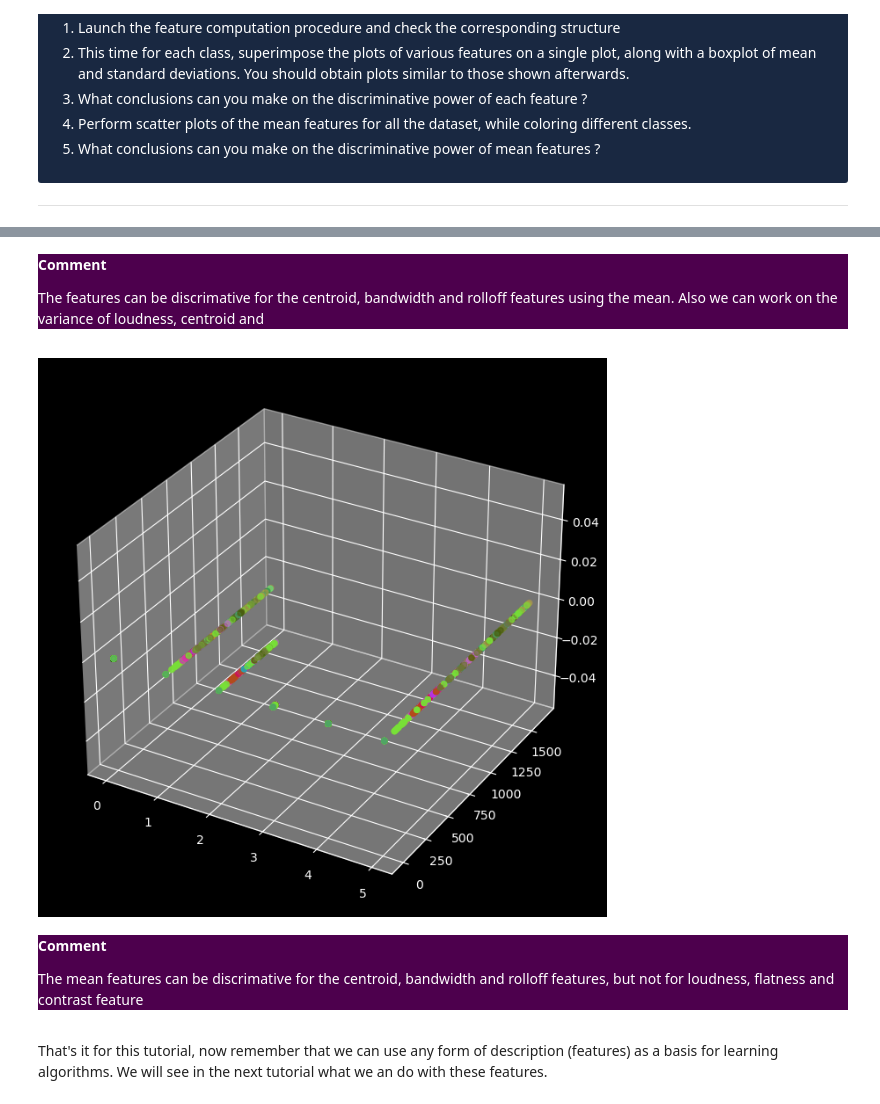
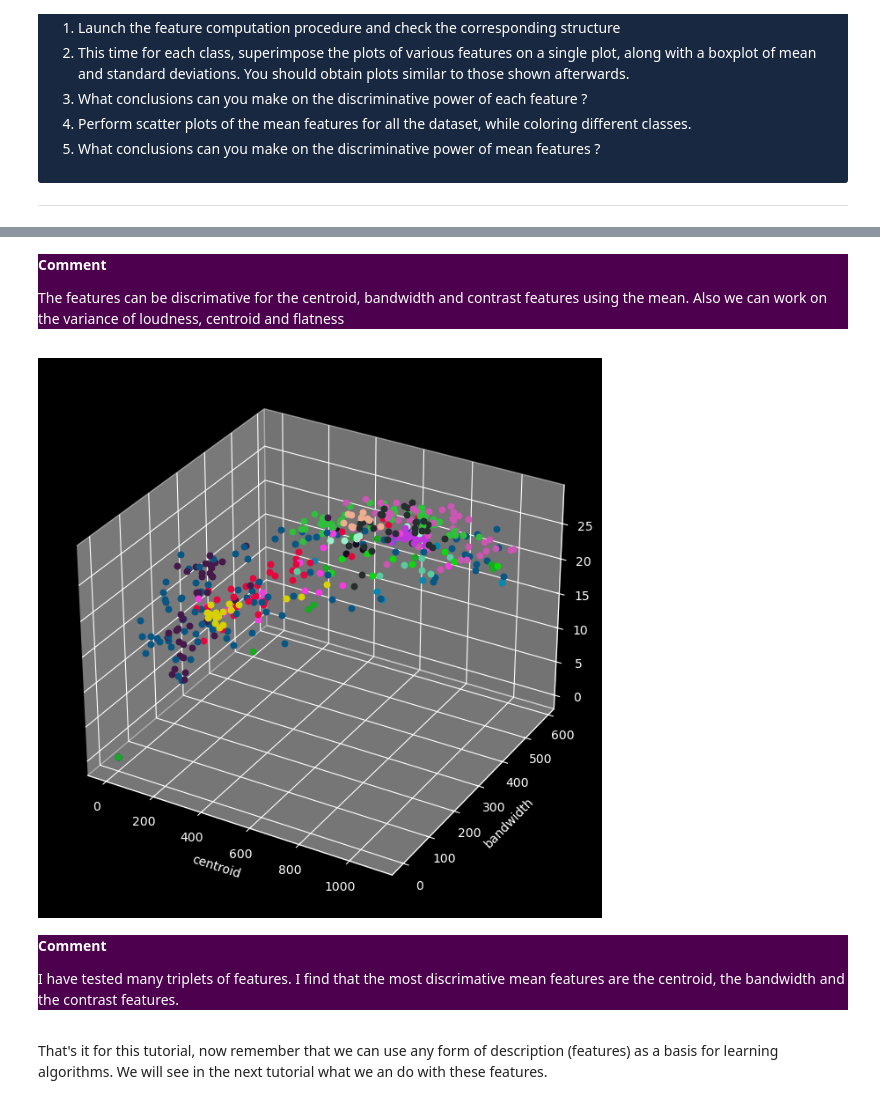
Before and after one commit to Jovillios/creative_ml, a Jupyter notebook: 01a_machine_learning.ipynb, the cells around one changed output, grey strips where cells are left out. Drawn from its saved outputs; the diff is of its cells as text; code cells hidden in the pictures.

```diff
--- a/01a_machine_learning.ipynb
+++ b/01a_machine_learning.ipynb
@@ -554,13 +563,14 @@ def gradient_descent(x, y, n_iter, lr):
     w = np.random.randn(2)
     b = np.random.randn()
 
-    loss_history = []
+    w_history = np.zeros((n_iter, 2))
+    b_history = np.zeros((n_iter, 1))
+
+    loss_history = np.zeros((n_iter,1))
     # Perform gradient descent
     for i in range(n_iter):
         # Compute loss
         loss = hing_loss(x, y, w, b)
-
-        loss_history.append(loss)
 
         if loss == 0 :
             break
@@ -573,4 +583,9 @@ def gradient_descent(x, y, n_iter, lr):
         w -= lr * dw
         b -= lr * db
 
-    return w, b, loss_history
+        # Save values
+        loss_history[i] = loss
+        w_history[i] = w
+        b_history[i] = b
+
+    return w, b, loss_history, w_history, b_history
@@ -577,4 +602,5 @@ def gradient_descent(x, y, n_iter, lr):
 # %%
 x = x_data
 y = y_classes
-w_numpy, b_numpy, loss_history = gradient_descent(x,y,n_iter,lr)
+w_numpy, b_numpy, loss_history_numpy, w_history_numpy, b_history_numpy = gradient_descent(x,y,n_iter,lr)
+center_plot(plot_classification(x, y, w_numpy, b_numpy, "Numpy decision boundary", "green"))
@@ -619,6 +647,7 @@ def gradient_descent_jax(key, x, y, lr=0.1, n_iter=1000):
             break
     return w, b, loss_history
 
+key = random.PRNGKey(23)
 key_gd, key = random.split(key, 2)
 w_jax, b_jax, loss_history = gradient_descent_jax(key_gd, x, y)
 print("Gradient Descent coefficients:", w_jax, b_jax)
@@ -1140,9 +1169,9 @@ for i in range(n) :
     axis[i,2].set_title(f'{class_name} : bandwidth')
     plot_feature(contrast, axis, i, 3)
     axis[i,3].set_title(f'{class_name} : contrast')
-    plot_feature(contrast, axis, i, 4)
+    plot_feature(flatness, axis, i, 4)
     axis[i,4].set_title(f'{class_name} : flatness')
-    plot_feature(contrast, axis, i, 5)
+    plot_feature(rolloff, axis, i, 5)
     axis[i,5].set_title(f'{class_name} : rolloff')
 
 ######################
@@ -1153,40 +1182,51 @@ for i in range(n) :
 
 **Comment**
 
-The features can be discrimative for the centroid, bandwidth and rolloff features using the mean. Also we can work on the variance of loudness, centroid and
+The features can be discrimative for the centroid, bandwidth and contrast features using the mean. Also we can work on the variance of loudness, centroid and flatness
 </div>
 # %%
 #%% Q-0.3.4 - Observe the distribution of classes for different features
 
 # This allows to use 3D rendering in matplotlib
 from mpl_toolkits.mplot3d import Axes3D
 fig = plt.figure(figsize=(12,8))
 # Create a vector of random colors for each class
 colorVect = np.zeros((3, len(cat_sort)));
 for c in range(len(cat_sort)):
     colorVect[:,c] = np.random.rand(3);
 
 ######################
-
 ax = fig.add_subplot(projection='3d')
+ax.set_xlabel('centroid')
+ax.set_ylabel('bandwidth')
+ax.set_zlabel('contrast')
 for k in range(train_dataset.num_examples) :
     loudness = np.mean(train_dataset.feature(k, "loudness"))
     centroid = np.mean(train_dataset.feature(k, "centroid"))
     bandwidth = np.mean(train_dataset.feature(k, "bandwidth"))
     contrast = np.mean(train_dataset.feature(k, "contrast"))
     flatness = np.mean(train_dataset.feature(k, "flatness"))
     rolloff = np.mean(train_dataset.feature(k, "rolloff"))
+    features = np.array([loudness, centroid, bandwidth, contrast, flatness, rolloff])
     color = colorVect[:,train_dataset.labels[k]]
-    ax.scatter(np.array(range(6)), np.array([loudness, centroid, bandwidth, contrast, flatness, rolloff]), 0, c=color)
+    ax.scatter(features[1], features[2], features[3], c=color)
+    # m = 0
+    '''
+    for i in range(len(features)):
+        for j in range(i+1,len(features)) :
+            for k in range(j+1, (len(features))):
+                ax.scatter(features[i], features[j], features[k], c=color)
+    '''
+    # ax.scatter(np.array(range(6)), np.array([loudness, centroid, bandwidth, contrast, flatness, rolloff]), 0, c=color)
 ######################
 # %% [output]
-[figure, old version]
+[figure, new version]
 # %% [markdown]
 <div markdown="1" style="color:white; background-color: #4d004d; border-color: #ff00ff">
 
 **Comment**
 
-The mean features can be discrimative for the centroid, bandwidth and rolloff features, but not for loudness, flatness and contrast feature
+I have tested many triplets of features. I find that the most discrimative mean features are the centroid, the bandwidth and the contrast features.
 </div>
 # %% [markdown]
 That's it for this tutorial, now remember that we can use any form of description (features) as a basis for learning algorithms. We will see in the next tutorial what we an do with these features.
```
Also changed, not shown: parts of 19 cells of this notebook, 3 other files.
